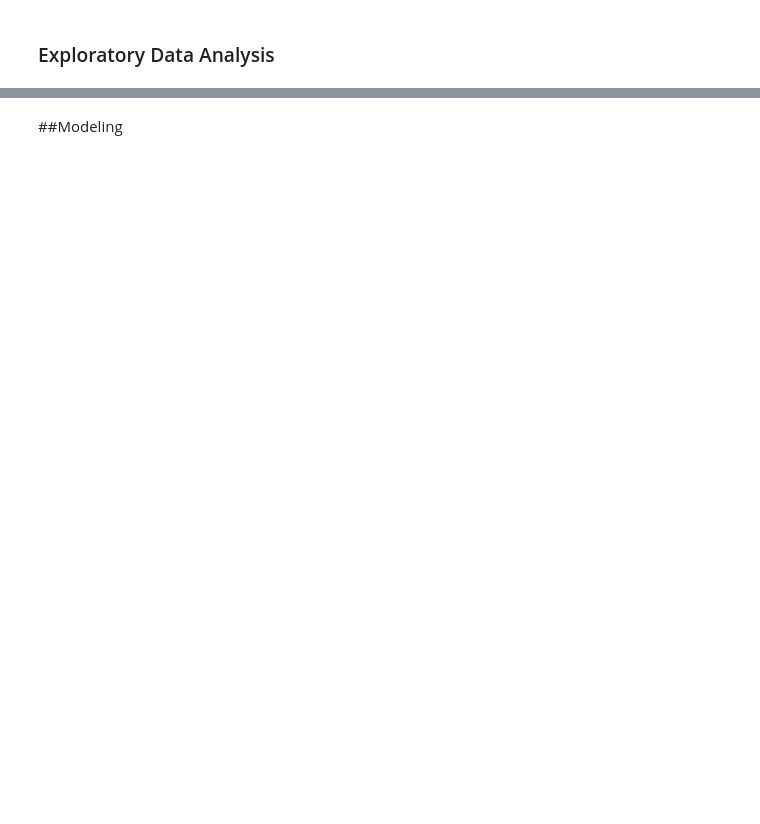
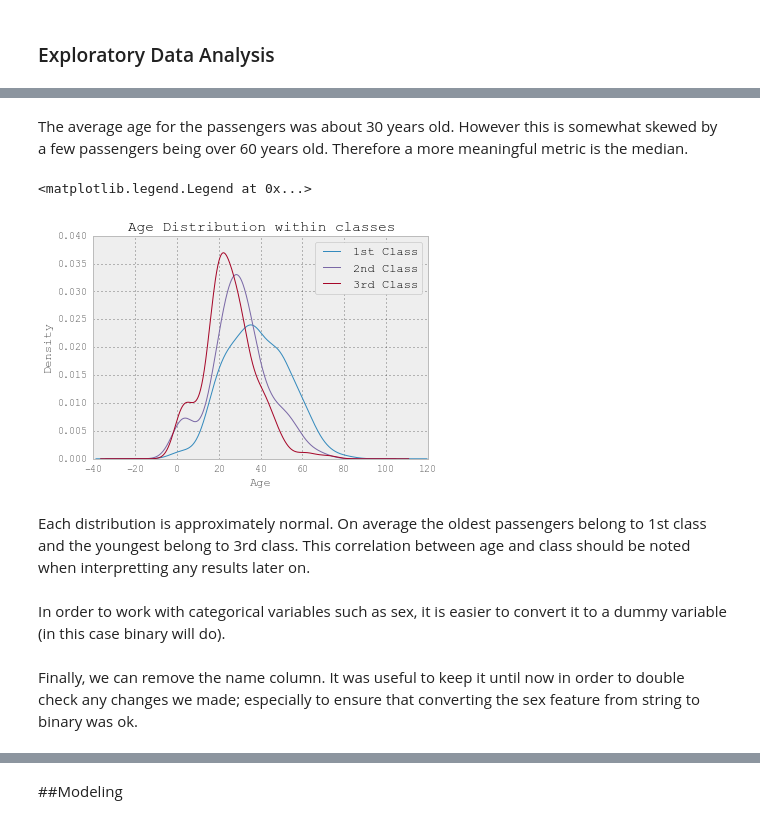
Before and after one commit to chrisdaly/Titanic-Analysis, a Jupyter notebook: Titanic Data Analysis.ipynb, the cells around one changed output, grey strips where cells are left out. Cells and saved outputs as stored; diff of their text form; code cells hidden in the pictures; blank space fills up the shorter version.

```diff
--- a/Titanic Data Analysis.ipynb
+++ b/Titanic Data Analysis.ipynb
@@ -166,0 +233,19 @@ plt.show()
+# %% [markdown]
+The average age for the passengers was about 30 years old. However this is somewhat skewed by a few passengers being over 60 years old. Therefore a more meaningful metric is the median.
+# %%
+# Plots a kernel density estimate for each class subset.
+df['Age'][df['Pclass'] == 1].plot(kind='kde')
+df['Age'][df['Pclass'] == 2].plot(kind='kde')
+df['Age'][df['Pclass'] == 3].plot(kind='kde')
+
+# Plots the axes, title, and legend.
+plt.xlabel("Age")
+plt.title("Age Distribution within classes")
+plt.legend(('1st Class', '2nd Class','3rd Class'), loc='best')
+# %% [output]
+<matplotlib.legend.Legend at 0x...>
+[figure, added]
+# %% [markdown]
+Each distribution is approximately normal. On average the oldest passengers belong to 1st class and the youngest belong to 3rd class. This correlation between age and class should be noted when interpretting any results later on.
+# %% [markdown]
+In order to work with categorical variables such as sex, it is easier to convert it to a dummy variable (in this case binary will do).
@@ -166,0 +254,2 @@ plt.show()
+# %% [markdown]
+Finally, we can remove the name column. It was useful to keep it until now in order to double check any changes we made; especially to ensure that converting the sex feature from string to binary was ok.
```
Also changed, not shown: parts of 52 cells of this notebook, 4 other files.
